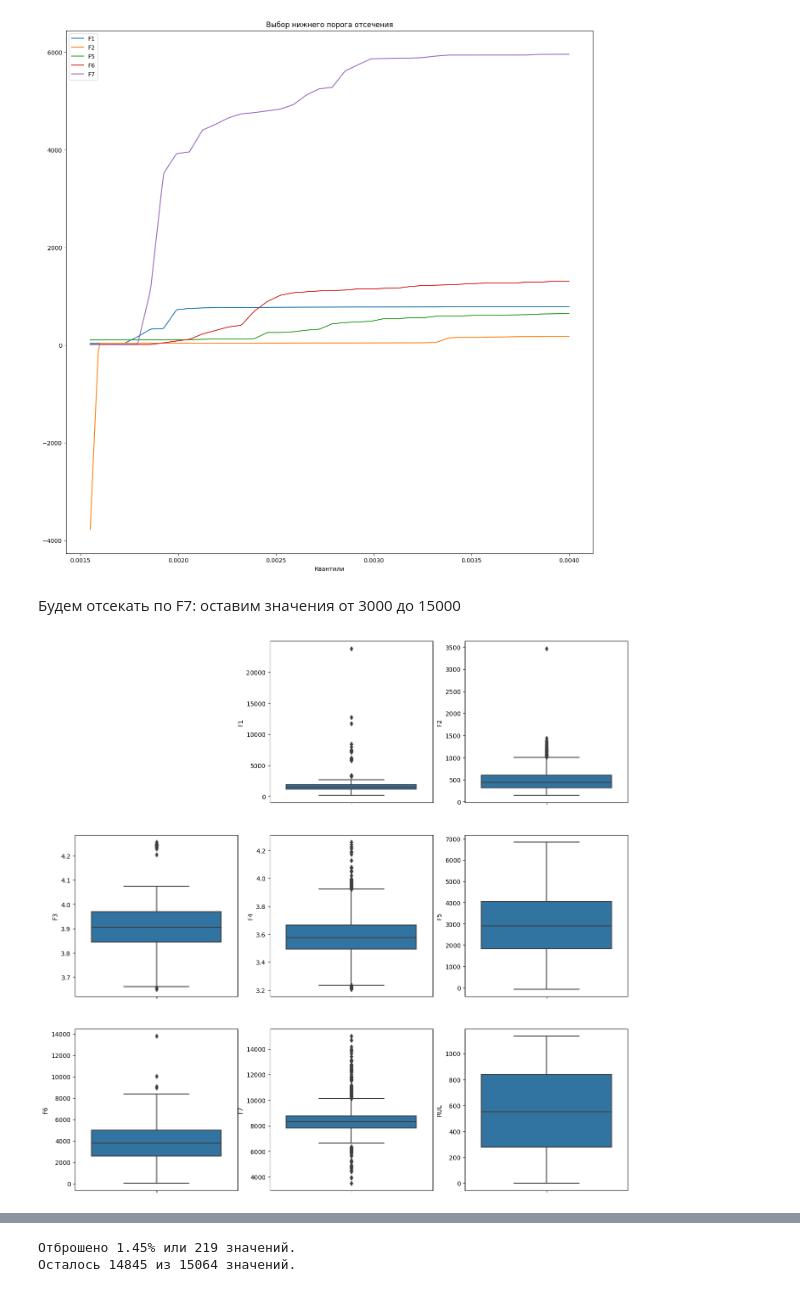
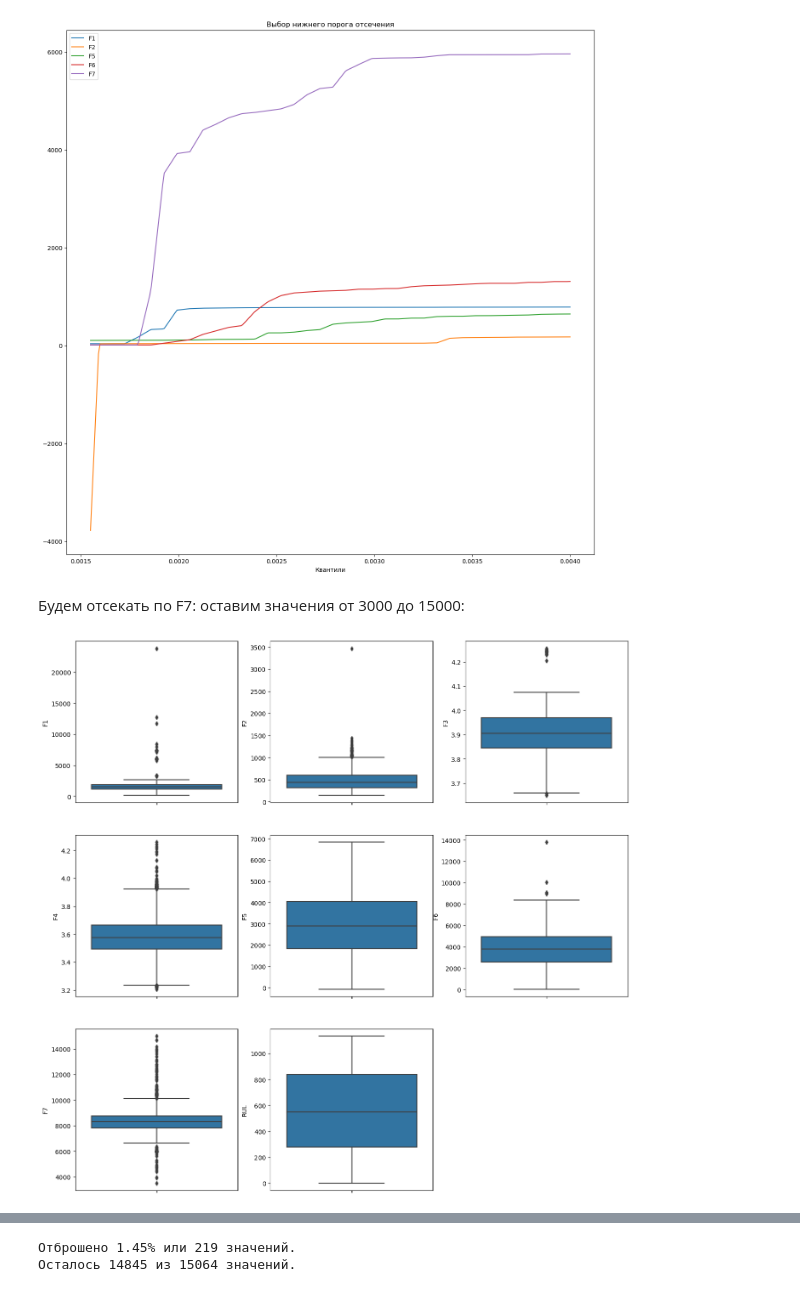
Before and after one commit to petr-larin/BMSTU-Graduate-Qualifying-Project, a Jupyter notebook: model-jupyter/Battery_RUL.ipynb, the cells around one changed output, grey strips where cells are left out. Cells and saved outputs as stored; diff of their text form; code cells hidden in the pictures.

```diff
--- a/model-jupyter/Battery_RUL.ipynb
+++ b/model-jupyter/Battery_RUL.ipynb
@@ -121,7 +126,7 @@ dtype: int64
 plt.figure(figsize=(16,14))
 
 for i,col in enumerate(new_col_labels):
-    plt.subplot(3, 3, i + 2)
+    plt.subplot(3, 3, i + 1)
     sns.histplot(x=col, data=df, bins=100, kde=True)
 
 plt.show()
@@ -131,7 +136,7 @@ plt.show()
 plt.figure(figsize=(16,16))
 
 for i,col in enumerate(new_col_labels):
-    plt.subplot(3, 3, i + 2)
+    plt.subplot(3, 3, i + 1)
     sns.boxplot(y=col, data=df)
 
 plt.show()
@@ -218,18 +229,18 @@ plt.show()
 # %% [output]
 [figure]
 # %% [markdown]
-Будем отсекать по F7: оставим значения от 3000 до 15000
+Будем отсекать по F7: оставим значения от 3000 до 15000:
 # %%
 dfc = df[3000 < df.F7]
 dfc = dfc[df.F7 < 15000]
 # %%
 plt.figure(figsize=(16,16))
 
 for i,col in enumerate(new_col_labels):
-    plt.subplot(3, 3, i + 2)
+    plt.subplot(3, 3, i + 1)
     sns.boxplot(y=col, data=dfc)
 
 plt.show()
 # %% [output]
-[figure, old version]
+[figure, new version]
 # %% [markdown]
```
Also changed, not shown: parts of 49 cells of this notebook, 9 other files.
